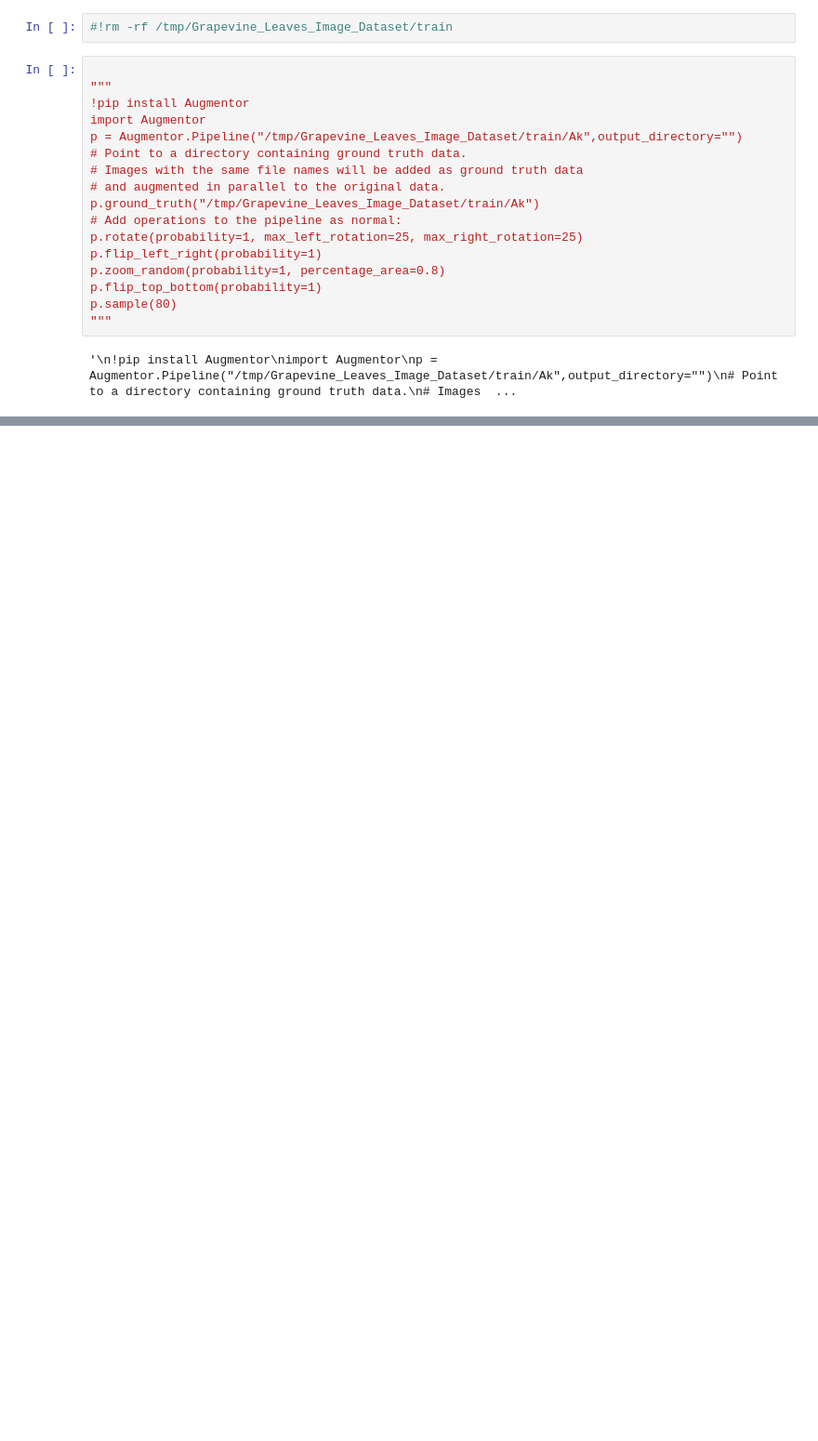
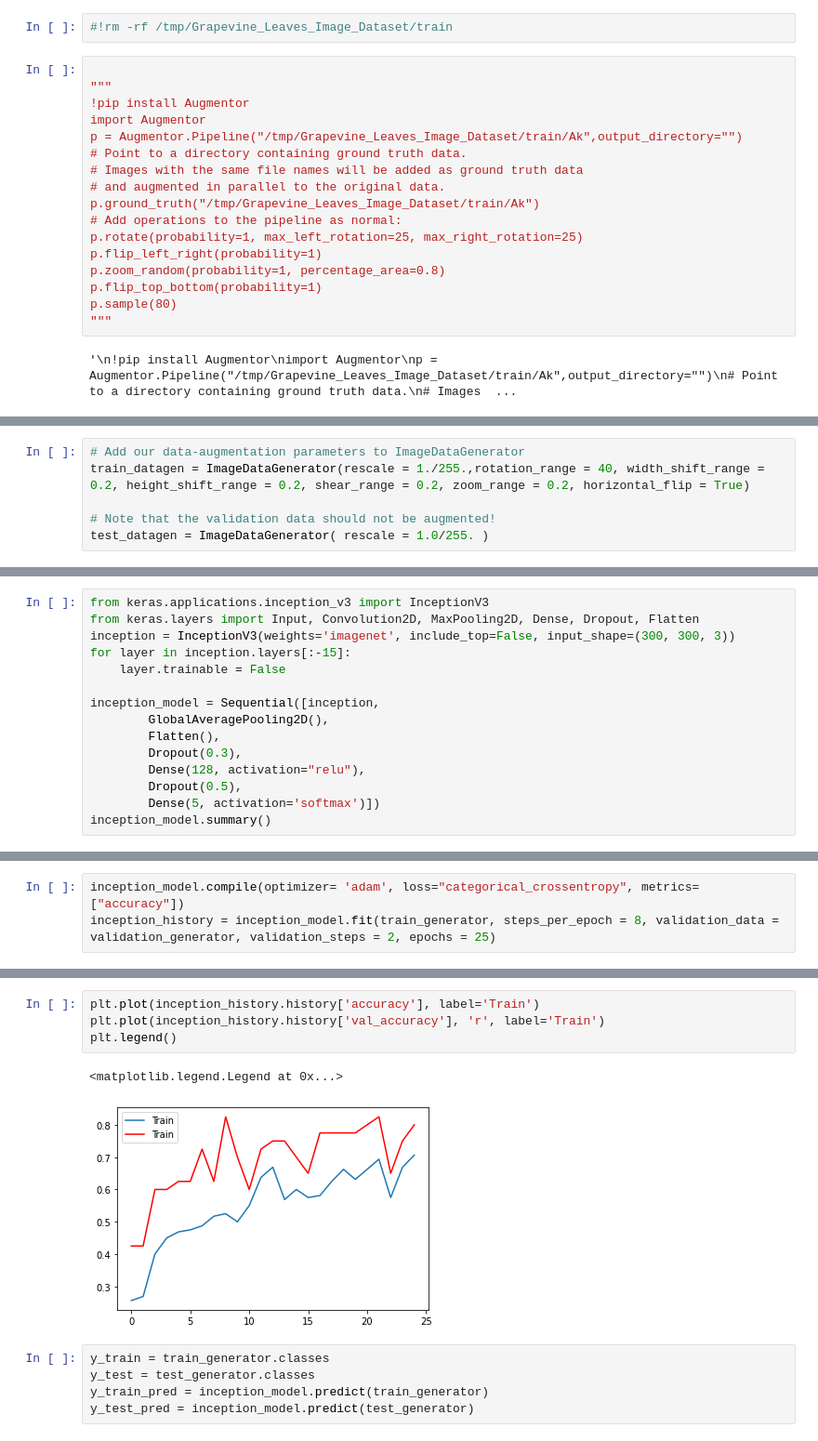
Before and after one commit to Amir-Entezari/A-CNN-study-based-on-selected-deep-features-for-grapevine-leaves-classification, a Jupyter notebook: project.ipynb, the cells around one changed output, grey strips where cells are left out. Shown at 93% size. Saved outputs shown, nothing was run; the diff lists cells and outputs as text; blank space fills up the shorter version.

```diff
--- a/project.ipynb
+++ b/project.ipynb
@@ -298,0 +454,6 @@ Text(0.5, 1.0, 'Training and validation loss')
+# %%
+# Add our data-augmentation parameters to ImageDataGenerator
+train_datagen = ImageDataGenerator(rescale = 1./255.,rotation_range = 40, width_shift_range = 0.2, height_shift_range = 0.2, shear_range = 0.2, zoom_range = 0.2, horizontal_flip = True)
+
+# Note that the validation data should not be augmented!
+test_datagen = ImageDataGenerator( rescale = 1.0/255. )
@@ -331,0 +534,15 @@ InvalidArgumentError: ignored
+# %%
+from keras.applications.inception_v3 import InceptionV3
+from keras.layers import Input, Convolution2D, MaxPooling2D, Dense, Dropout, Flatten
+inception = InceptionV3(weights='imagenet', include_top=False, input_shape=(300, 300, 3))
+for layer in inception.layers[:-15]:
+    layer.trainable = False
+
+inception_model = Sequential([inception,
+        GlobalAveragePooling2D(),
+        Flatten(),
+        Dropout(0.3),
+        Dense(128, activation="relu"),
+        Dropout(0.5),
+        Dense(5, activation='softmax')])
+inception_model.summary()
@@ -331,0 +567,3 @@ InvalidArgumentError: ignored
+# %%
+inception_model.compile(optimizer= 'adam', loss="categorical_crossentropy", metrics=["accuracy"])
+inception_history = inception_model.fit(train_generator, steps_per_epoch = 8, validation_data = validation_generator, validation_steps = 2, epochs = 25)
@@ -331,0 +588,12 @@ InvalidArgumentError: ignored
+# %%
+plt.plot(inception_history.history['accuracy'], label='Train')
+plt.plot(inception_history.history['val_accuracy'], 'r', label='Train')
+plt.legend()
+# %% [output]
+<matplotlib.legend.Legend at 0x...>
+[figure, added]
+# %%
+y_train = train_generator.classes
+y_test = test_generator.classes
+y_train_pred = inception_model.predict(train_generator)
+y_test_pred = inception_model.predict(test_generator)
```
Also changed, not shown: parts of 78 cells of this notebook.
